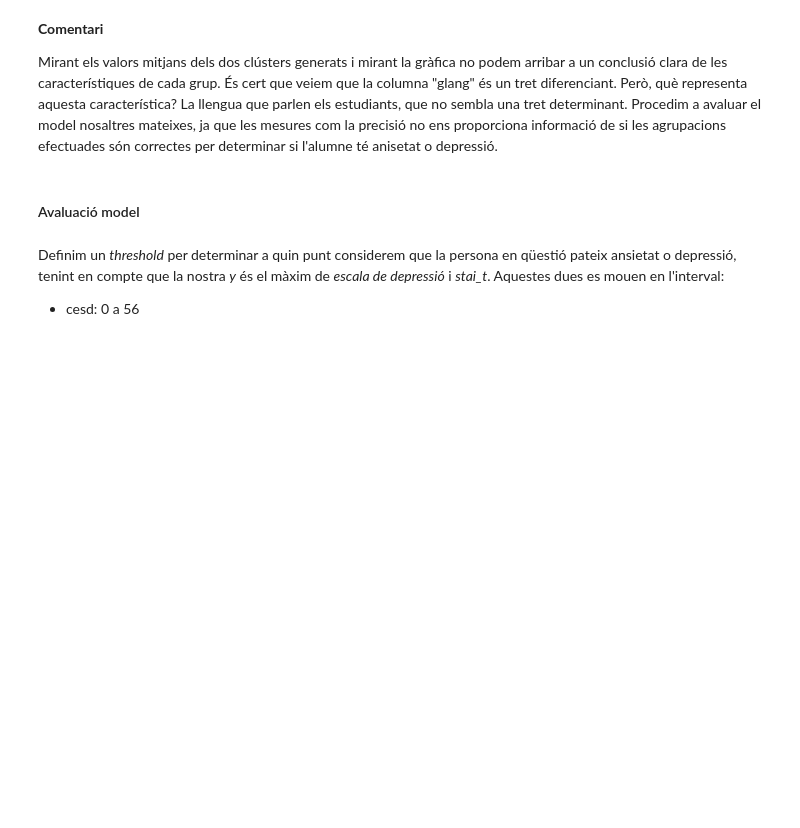
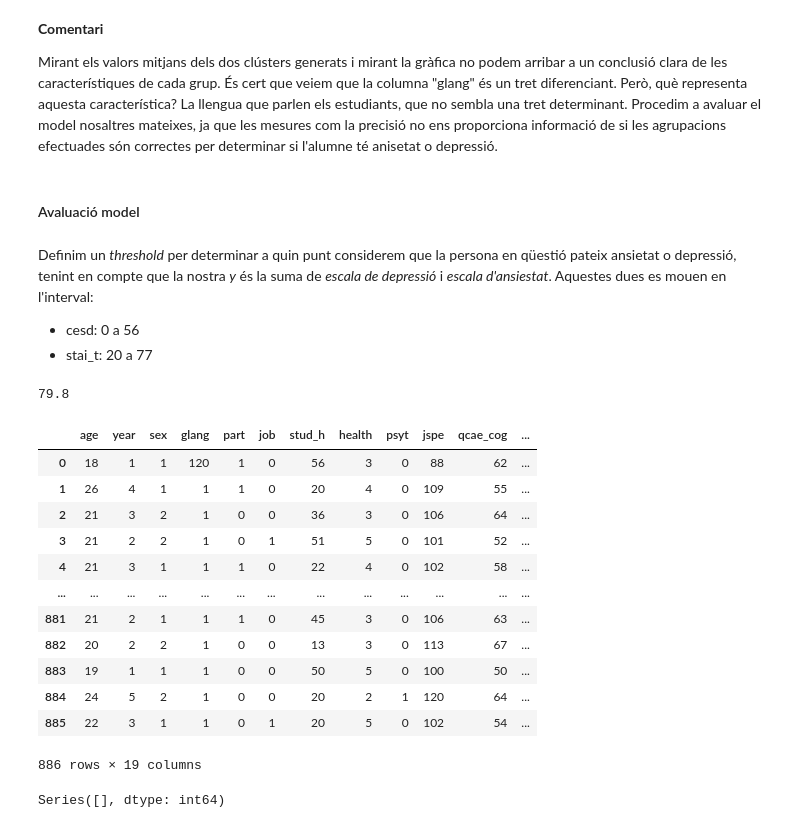
Before and after one commit to DCC-UAB/ACproject-07, a Jupyter notebook: codi/gaussianMixture.ipynb, the cells around one changed output. Saved outputs shown, nothing was run; the diff lists cells and outputs as text; code cells hidden in the pictures; blank space fills up the shorter version.

```diff
--- a/codi/gaussianMixture.ipynb
+++ b/codi/gaussianMixture.ipynb
@@ -113,5 +113,41 @@ Mirant els valors mitjans dels dos clústers generats i mirant la gràfica no po
 # %% [markdown]
 #### Avaluació model
 # %% [markdown]
-Definim un _threshold_ per determinar a quin punt considerem que la persona en qüestió pateix ansietat o depressió, tenint en compte que la nostra _y_ és el màxim de *escala de depressió* i *stai_t*. Aquestes dues es mouen en l'interval:
+Definim un _threshold_ per determinar a quin punt considerem que la persona en qüestió pateix ansietat o depressió, tenint en compte que la nostra _y_ és la suma de *escala de depressió* i *escala d'ansiestat*. Aquestes dues es mouen en l'interval:
 * cesd: 0 a 56
+* stai_t: 20 a 77
+# %%
+threshold = (56+77)*0.6
+threshold
+# %% [output]
+79.8
+# %%
+# fem Dataset per avaluar el model
+df_aval = df_clustered.copy()
+df_aval['target'] = y
+df_aval
+# %% [output]
+|  | age | year | sex | glang | part | job | stud_h | health | psyt | jspe | qcae_cog | ... |
+| 0 | 18 | 1 | 1 | 120 | 1 | 0 | 56 | 3 | 0 | 88 | 62 | ... |
+| 1 | 26 | 4 | 1 | 1 | 1 | 0 | 20 | 4 | 0 | 109 | 55 | ... |
+| 2 | 21 | 3 | 2 | 1 | 0 | 0 | 36 | 3 | 0 | 106 | 64 | ... |
+| 3 | 21 | 2 | 2 | 1 | 0 | 1 | 51 | 5 | 0 | 101 | 52 | ... |
+| 4 | 21 | 3 | 1 | 1 | 1 | 0 | 22 | 4 | 0 | 102 | 58 | ... |
+| ... | ... | ... | ... | ... | ... | ... | ... | ... | ... | ... | ... | ... |
+| 881 | 21 | 2 | 1 | 1 | 1 | 0 | 45 | 3 | 0 | 106 | 63 | ... |
+| 882 | 20 | 2 | 2 | 1 | 0 | 0 | 13 | 3 | 0 | 113 | 67 | ... |
+| 883 | 19 | 1 | 1 | 1 | 0 | 0 | 50 | 5 | 0 | 100 | 50 | ... |
+| 884 | 24 | 5 | 2 | 1 | 0 | 0 | 20 | 2 | 1 | 120 | 64 | ... |
+| 885 | 22 | 3 | 1 | 1 | 0 | 1 | 20 | 5 | 0 | 102 | 54 | ... |
+886 rows × 19 columns
+# %%
+# Filtrem les files amb 'target' superior a threshold
+df_target_gt_threshold = df_aval[df_aval['target'] > threshold]
+
+# Fem el recompte agrupant per 'cluster'
+count_by_cluster = df_target_gt_threshold.groupby('cluster').size()
+
+# Mostrem el resultat
+print(count_by_cluster)
+# %% [output]
+Series([], dtype: int64)
```
